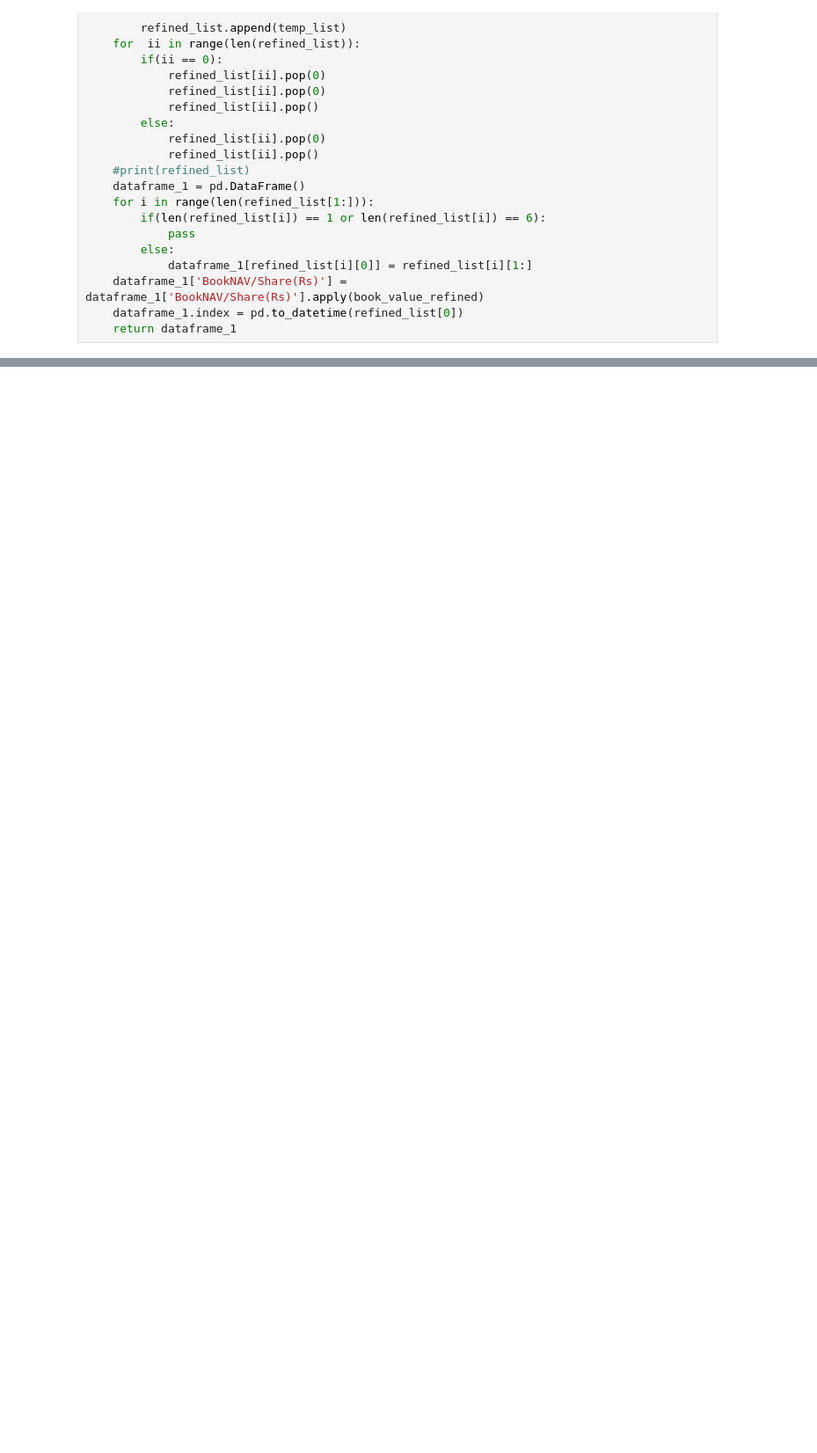
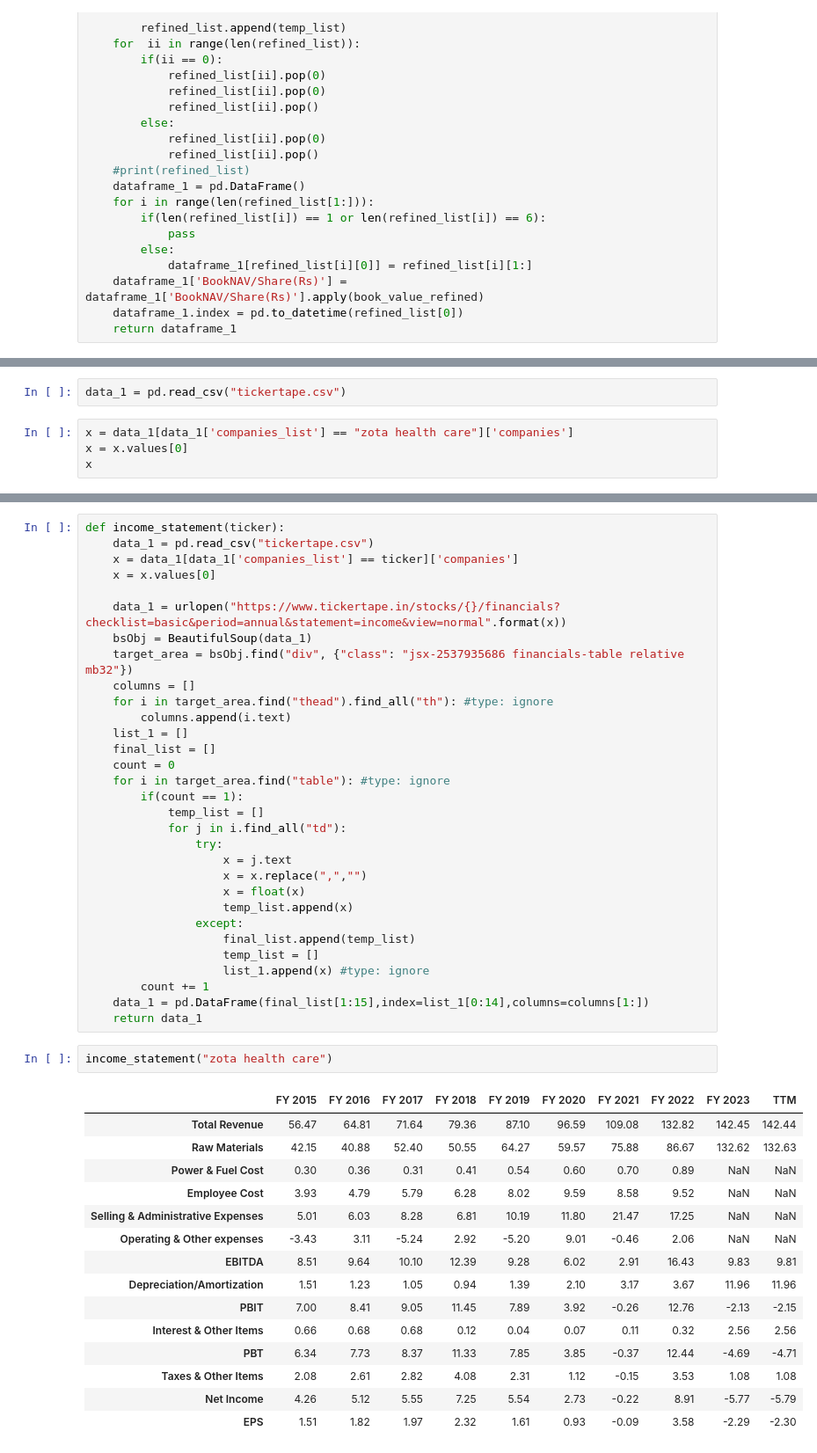
Before and after one commit to innovsm/algorithmic-trading, a Jupyter notebook: companies_list.ipynb, the cells around one changed output, grey strips where cells are left out. Shown: that part at 88% size. Saved outputs shown, nothing was run; the diff lists cells and outputs as text; blank space fills up the shorter version.

```diff
--- a/companies_list.ipynb
+++ b/companies_list.ipynb
@@ -156,0 +187,6 @@ data_2.to_csv("selected_companies.csv", index=False)
+# %%
+data_1 = pd.read_csv("tickertape.csv")
+# %%
+x = data_1[data_1['companies_list'] == "zota health care"]['companies']
+x = x.values[0]
+x
@@ -156,0 +197,49 @@ data_2.to_csv("selected_companies.csv", index=False)
+# %%
+def income_statement(ticker):
+    data_1 = pd.read_csv("tickertape.csv")
+    x = data_1[data_1['companies_list'] == ticker]['companies']
+    x = x.values[0]
+
+    data_1 = urlopen("https://www.tickertape.in/stocks/{}/financials?checklist=basic&period=annual&statement=income&view=normal".format(x))
+    bsObj = BeautifulSoup(data_1)
+    target_area = bsObj.find("div", {"class": "jsx-2537935686 financials-table relative mb32"})
+    columns = []
+    for i in target_area.find("thead").find_all("th"): #type: ignore
+        columns.append(i.text)
+    list_1 = []
+    final_list = []
+    count = 0
+    for i in target_area.find("table"): #type: ignore
+        if(count == 1):
+            temp_list = []
+            for j in i.find_all("td"):
+                try:
+                    x = j.text
+                    x = x.replace(",","")
+                    x = float(x)
+                    temp_list.append(x)
+                except:
+                    final_list.append(temp_list)
+                    temp_list = []
+                    list_1.append(x) #type: ignore
+        count += 1
+    data_1 = pd.DataFrame(final_list[1:15],index=list_1[0:14],columns=columns[1:])
+    return data_1
+# %%
+income_statement("zota health care")
+# %% [output]
+|  | FY 2015 | FY 2016 | FY 2017 | FY 2018 | FY 2019 | FY 2020 | FY 2021 | FY 2022 | FY 2023 | TTM |
+| Total Revenue | 56.47 | 64.81 | 71.64 | 79.36 | 87.10 | 96.59 | 109.08 | 132.82 | 142.45 | 142.44 |
+| Raw Materials | 42.15 | 40.88 | 52.40 | 50.55 | 64.27 | 59.57 | 75.88 | 86.67 | 132.62 | 132.63 |
+| Power & Fuel Cost | 0.30 | 0.36 | 0.31 | 0.41 | 0.54 | 0.60 | 0.70 | 0.89 | NaN | NaN |
+| Employee Cost | 3.93 | 4.79 | 5.79 | 6.28 | 8.02 | 9.59 | 8.58 | 9.52 | NaN | NaN |
+| Selling & Administrative Expenses | 5.01 | 6.03 | 8.28 | 6.81 | 10.19 | 11.80 | 21.47 | 17.25 | NaN | NaN |
+| Operating & Other expenses | -3.43 | 3.11 | -5.24 | 2.92 | -5.20 | 9.01 | -0.46 | 2.06 | NaN | NaN |
+| EBITDA | 8.51 | 9.64 | 10.10 | 12.39 | 9.28 | 6.02 | 2.91 | 16.43 | 9.83 | 9.81 |
+| Depreciation/Amortization | 1.51 | 1.23 | 1.05 | 0.94 | 1.39 | 2.10 | 3.17 | 3.67 | 11.96 | 11.96 |
+| PBIT | 7.00 | 8.41 | 9.05 | 11.45 | 7.89 | 3.92 | -0.26 | 12.76 | -2.13 | -2.15 |
+| Interest & Other Items | 0.66 | 0.68 | 0.68 | 0.12 | 0.04 | 0.07 | 0.11 | 0.32 | 2.56 | 2.56 |
+| PBT | 6.34 | 7.73 | 8.37 | 11.33 | 7.85 | 3.85 | -0.37 | 12.44 | -4.69 | -4.71 |
+| Taxes & Other Items | 2.08 | 2.61 | 2.82 | 4.08 | 2.31 | 1.12 | -0.15 | 3.53 | 1.08 | 1.08 |
+| Net Income | 4.26 | 5.12 | 5.55 | 7.25 | 5.54 | 2.73 | -0.22 | 8.91 | -5.77 | -5.79 |
+| EPS | 1.51 | 1.82 | 1.97 | 2.32 | 1.61 | 0.93 | -0.09 | 3.58 | -2.29 | -2.30 |
```
Also changed, not shown: parts of 32 cells of this notebook, 4 other files.
